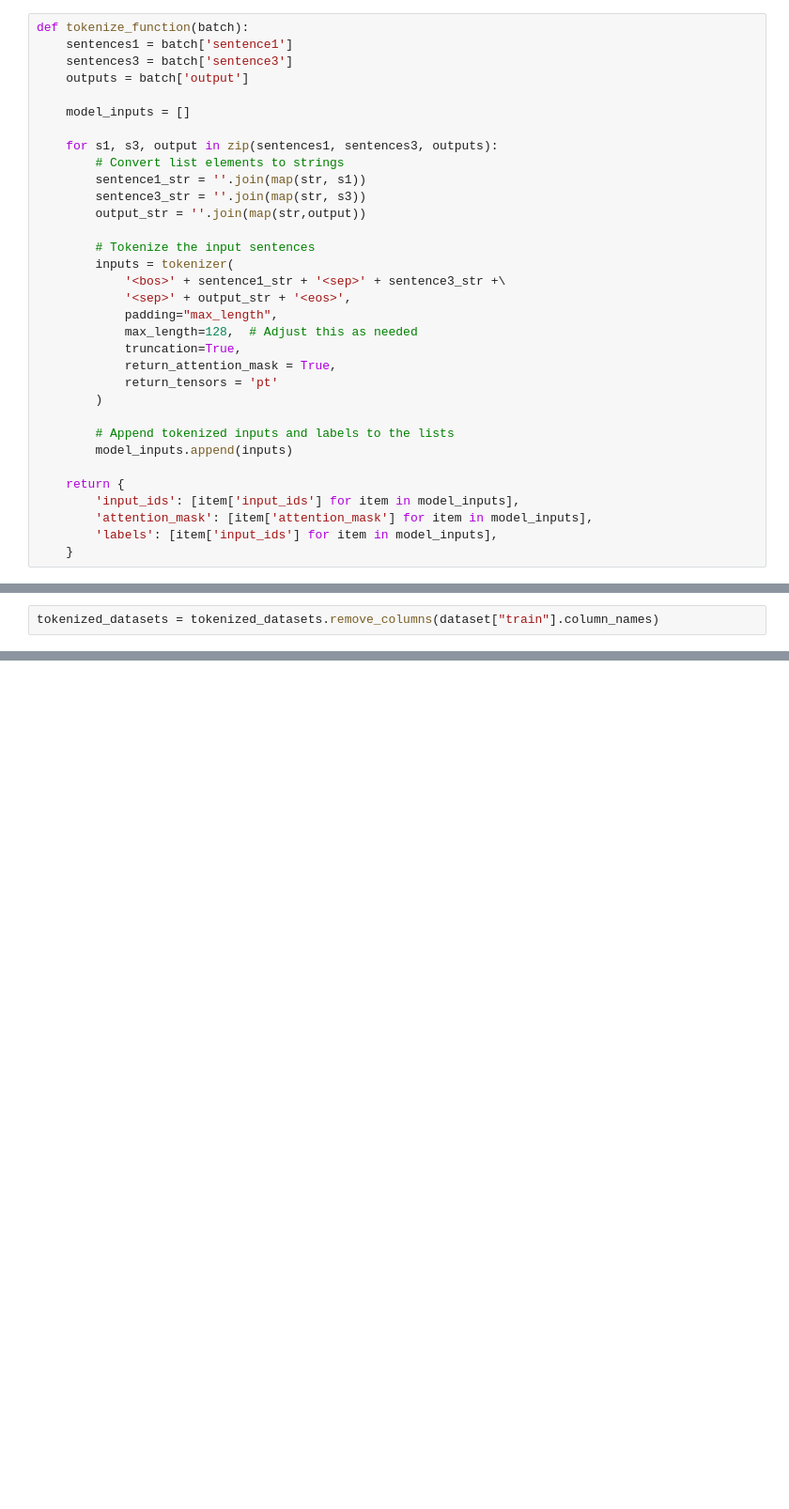
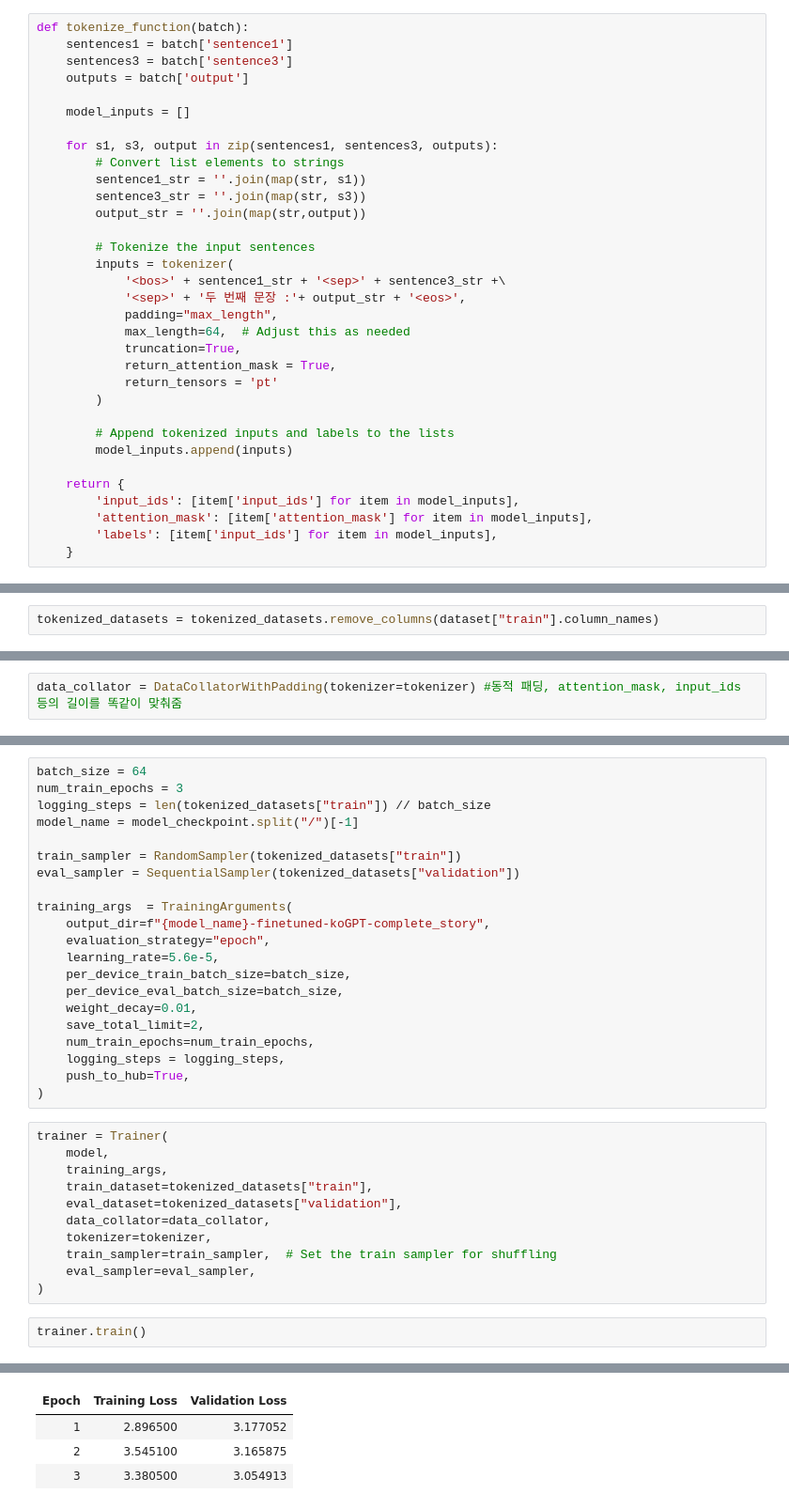
Before and after one commit to Tiabet/Complete_story, a Jupyter notebook: KoGPT_Finetuning_without_Eval.ipynb, the cells around one changed output, grey strips where cells are left out. Shown: that part at 94% size. Cells and saved outputs as stored; diff of their text form; blank space fills up the shorter version.

```diff
--- a/KoGPT_Finetuning_without_Eval.ipynb
+++ b/KoGPT_Finetuning_without_Eval.ipynb
@@ -100,9 +130,9 @@ def tokenize_function(batch):
         # Tokenize the input sentences
         inputs = tokenizer(
             '<bos>' + sentence1_str + '<sep>' + sentence3_str +\
-            '<sep>' + output_str + '<eos>',
+            '<sep>' + '두 번째 문장 :'+ output_str + '<eos>',
             padding="max_length",
-            max_length=128,  # Adjust this as needed
+            max_length=64,  # Adjust this as needed
             truncation=True,
             return_attention_mask = True,
             return_tensors = 'pt'
@@ -139,0 +157,2 @@ DatasetDict({
+# %%
+data_collator = DataCollatorWithPadding(tokenizer=tokenizer) #동적 패딩, attention_mask, input_ids 등의 길이를 똑같이 맞춰줌
@@ -139,0 +167,35 @@ DatasetDict({
+# %%
+batch_size = 64
+num_train_epochs = 3
+logging_steps = len(tokenized_datasets["train"]) // batch_size
+model_name = model_checkpoint.split("/")[-1]
+
+train_sampler = RandomSampler(tokenized_datasets["train"])
+eval_sampler = SequentialSampler(tokenized_datasets["validation"])
+
+training_args  = TrainingArguments(
+    output_dir=f"{model_name}-finetuned-koGPT-complete_story",
+    evaluation_strategy="epoch",
+    learning_rate=5.6e-5,
+    per_device_train_batch_size=batch_size,
+    per_device_eval_batch_size=batch_size,
+    weight_decay=0.01,
+    save_total_limit=2,
+    num_train_epochs=num_train_epochs,
+    logging_steps = logging_steps,
+    push_to_hub=True,
+)
+# %%
+trainer = Trainer(
+    model,
+    training_args,
+    train_dataset=tokenized_datasets["train"],
+    eval_dataset=tokenized_datasets["validation"],
+    data_collator=data_collator,
+    tokenizer=tokenizer,
+    train_sampler=train_sampler,  # Set the train sampler for shuffling
+    eval_sampler=eval_sampler,
+)
+# %%
+trainer.train()
+# %% [output]
@@ -139,0 +203,4 @@ DatasetDict({
+| Epoch | Training Loss | Validation Loss |
+| 1 | 2.896500 | 3.177052 |
+| 2 | 3.545100 | 3.165875 |
+| 3 | 3.380500 | 3.054913 |
```
Also changed, not shown: parts of 24 cells of this notebook.
